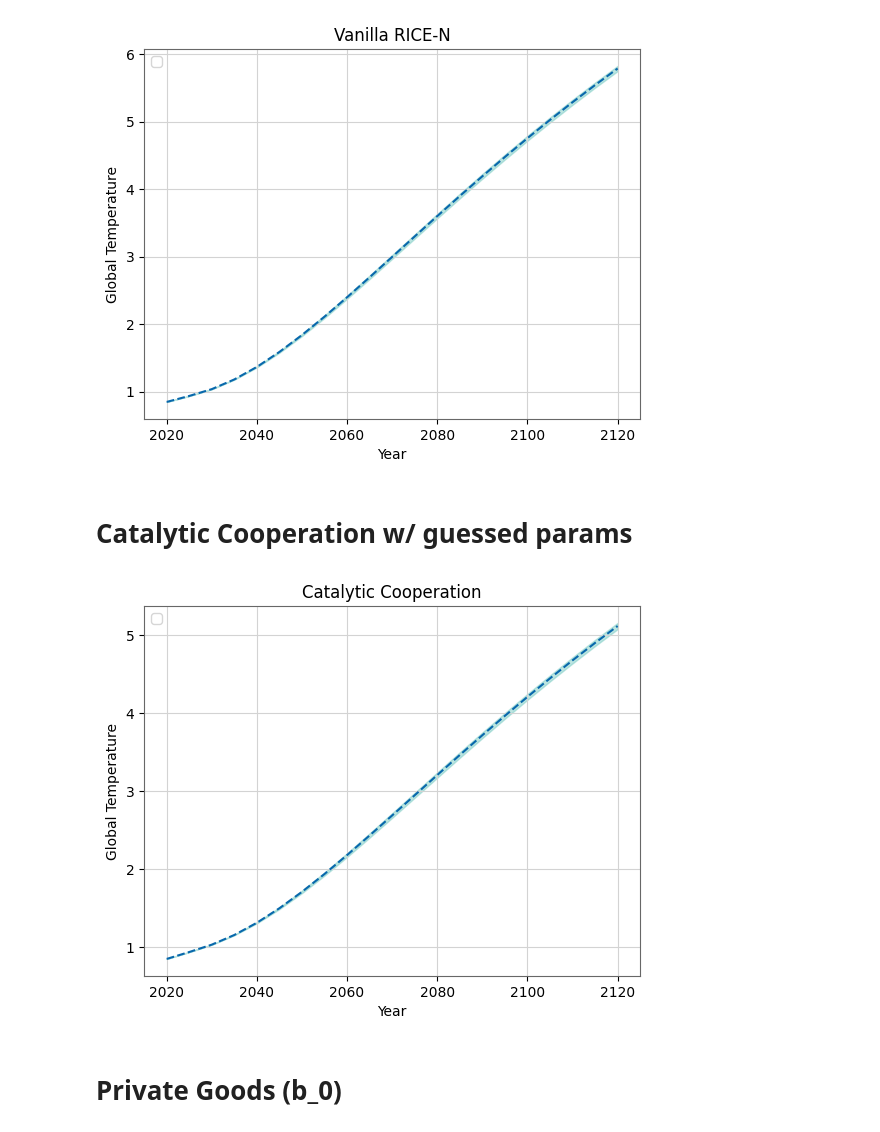
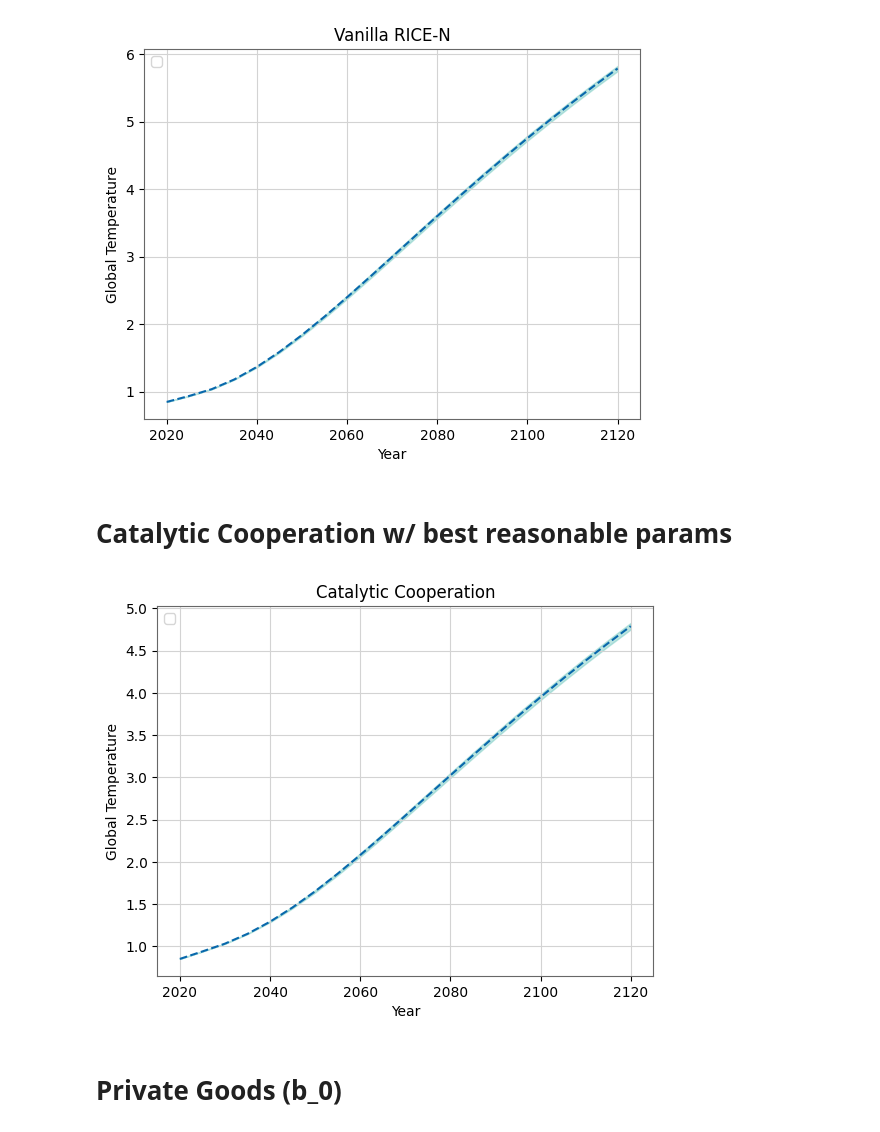
Before and after one commit to adityak77/climate-cooperation-competition, a Jupyter notebook: presentation_analysis.ipynb, the cells around one changed output. Cells and saved outputs as stored; diff of their text form; code cells hidden in the pictures.

```diff
--- a/presentation_analysis.ipynb
+++ b/presentation_analysis.ipynb
@@ -112,17 +115,17 @@ plot_fig_with_bounds(
 # %% [output]
 [figure]
 # %% [markdown]
-Catalytic Cooperation w/ guessed params
-=======================================
+Catalytic Cooperation w/ best reasonable params
+===============================================
 # %%
-guessed = load("experiments/b_0/xb_0_mu_0.30000000000000004.pkl")
+guessed = load("experiments/best/1.pkl")
 plot_fig_with_bounds(
     "global_temperature",
     "Global Temperature",
     title="Catalytic Cooperation",
     mean_std_off=guessed)
 # %% [output]
-[figure, old version]
+[figure, new version]
 # %% [markdown]
 Private Goods (b_0)
 ===================
```
Also changed, not shown: parts of 9 cells of this notebook, 2 other files.
